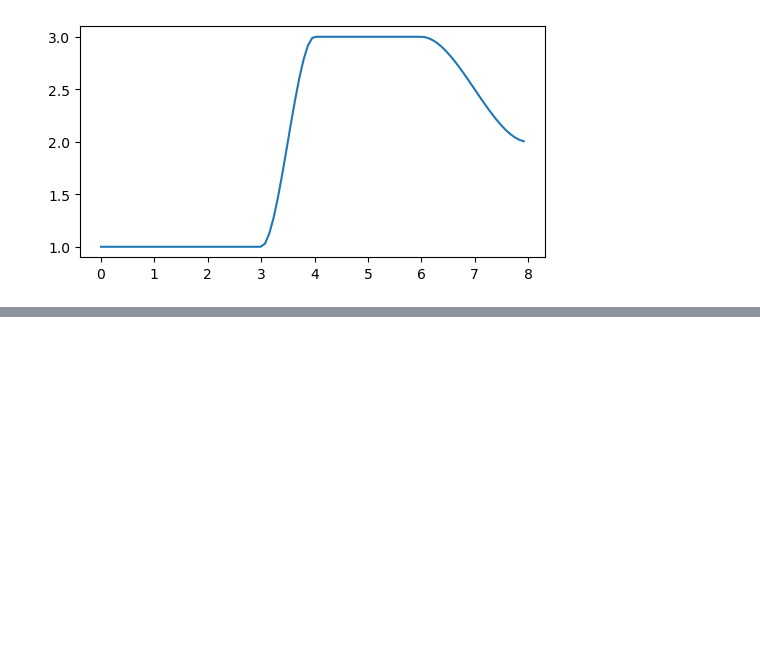
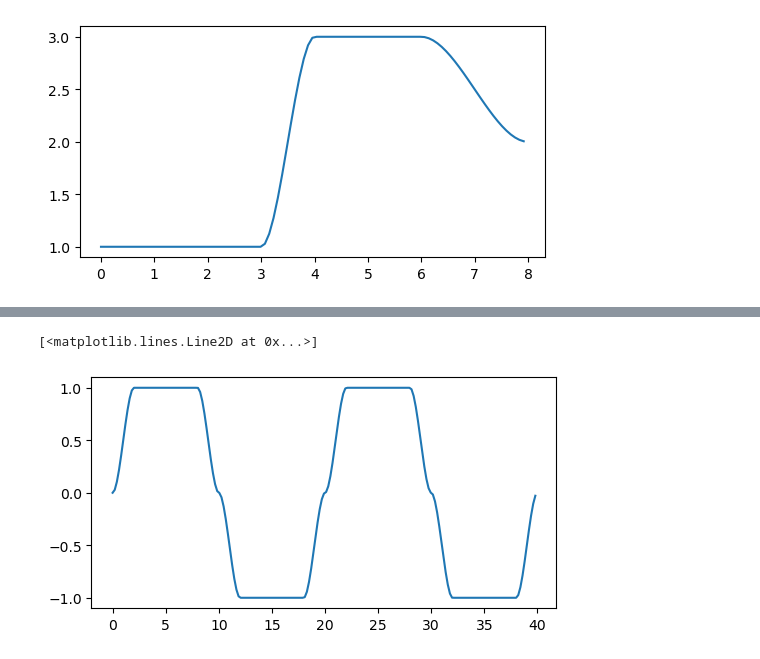
Before and after one commit to rochSmets/myNb, a Jupyter notebook: stepSmooth.ipynb, the cells around one changed output, grey strips where cells are left out. Saved outputs shown, nothing was run; the diff lists cells and outputs as text; code cells hidden in the pictures; blank space fills up the shorter version.

```diff
--- a/stepSmooth.ipynb
+++ b/stepSmooth.ipynb
@@ -62,0 +88,24 @@ ax.plot(x,y)
+# %%
+Vi = [0.0, +1.0]
+
+consts = [((x0+2*Dx, x1-2*Dx), Vi[1]),
+          ((x1+2*Dx, xh-2*Dx), -Vi[1]),
+          ((xh+2*Dx, x2-2*Dx),  Vi[1]),
+          ((x2+2*Dx, xm-2*Dx), -Vi[1]),]
+steps = [((x0, x0+2*Dx), (Vi[0], Vi[1])),
+         ((x1-2*Dx, x1), (Vi[1], Vi[0])),
+         ((x1, x1+2*Dx), (Vi[0], -Vi[1])),
+         ((xh-2*Dx, xh), (-Vi[1], Vi[0])),
+         ((xh, xh+2*Dx), (Vi[0], Vi[1])),
+         ((x2-2*Dx, x2), (Vi[1], Vi[0])),
+         ((x2, x2+2*Dx), (Vi[0], -Vi[1])),
+         ((xm-2*Dx, xm), (-Vi[1], Vi[0])), ]
+# %%
+v = piecewise(x, consts, steps)
+# %%
+fig = plt.figure(figsize=(6, 3))
+ax = fig.add_subplot()
+ax.plot(x,v)
+# %% [output]
+[<matplotlib.lines.Line2D at 0x...>]
+[figure, added]
```
Also changed, not shown: parts of 11 cells of this notebook.
